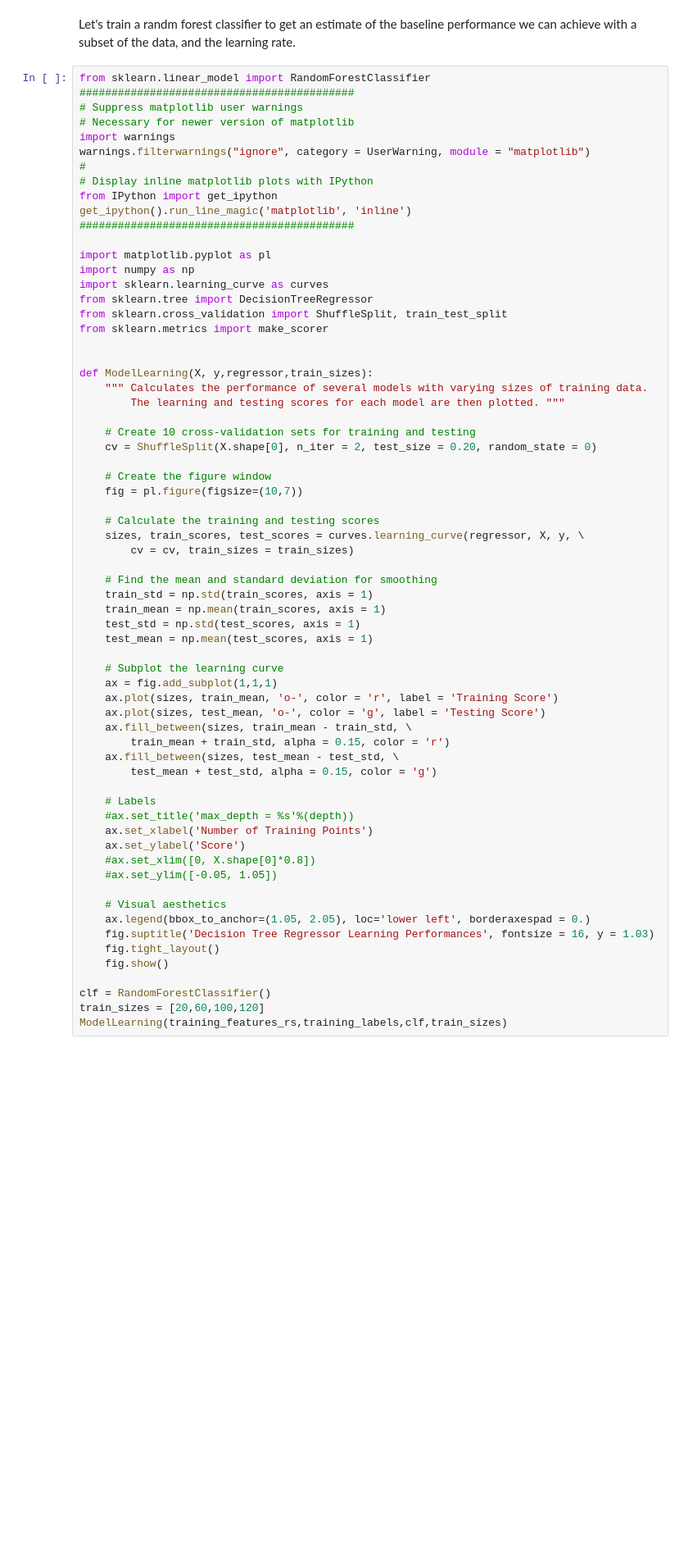
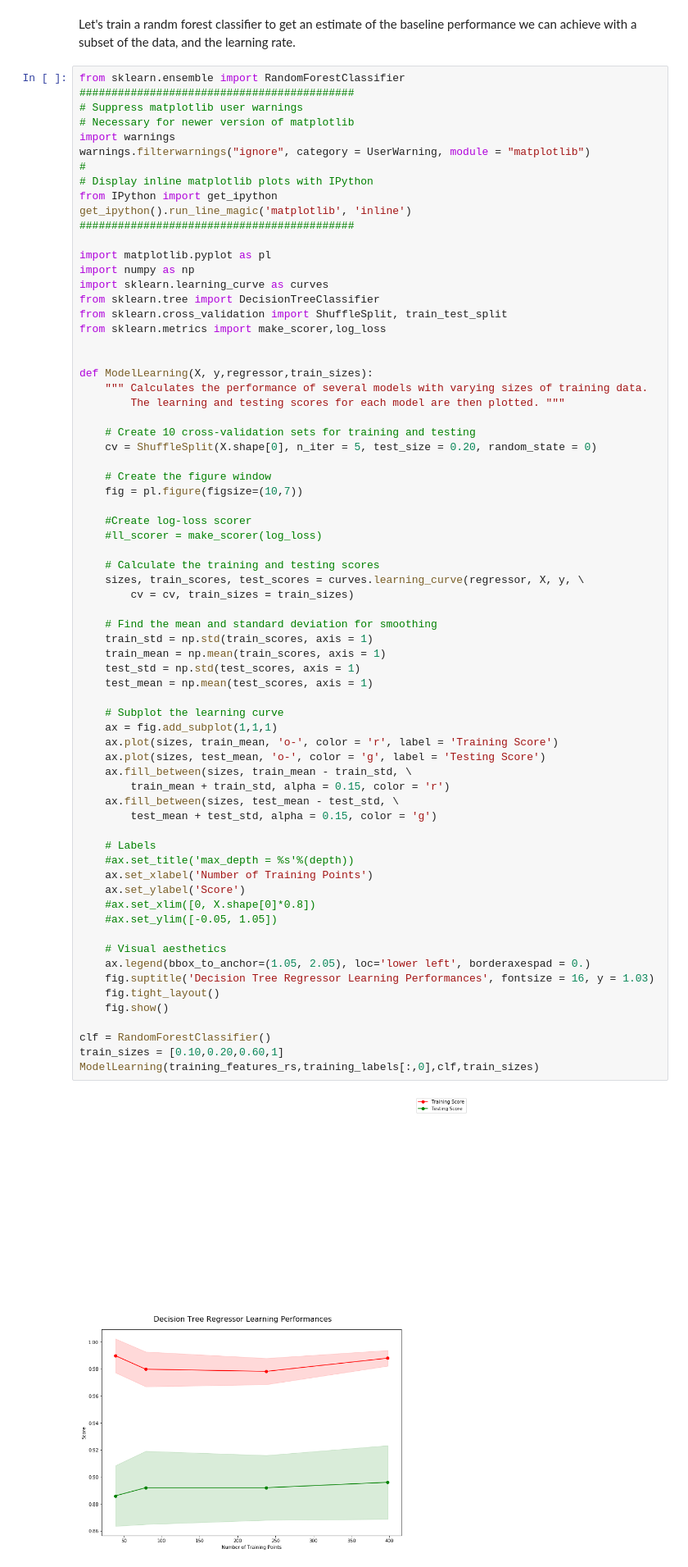
Before and after one commit to brayan07/machine-learning, a Jupyter notebook: projects/capstone/DHSThreatRecognition/DHS Data Preparation and Preprocessing.ipynb, the cells around one changed output. Shown at 82% size. Saved outputs shown, nothing was run; the diff lists cells and outputs as text; blank space fills up the shorter version.

```diff
--- a/projects/capstone/DHSThreatRecognition/DHS Data Preparation and Preprocessing.ipynb
+++ b/projects/capstone/DHSThreatRecognition/DHS Data Preparation and Preprocessing.ipynb
@@ -115,7 +157,7 @@ X_train,X_test,y_train,y_test = train_test_split(training_features_rs,training_l
 # %% [markdown]
 Let's train a randm forest classifier to get an estimate of the baseline performance we can achieve with a subset of the data, and the learning rate.
 # %%
-from sklearn.linear_model import RandomForestClassifier
+from sklearn.ensemble import RandomForestClassifier
 ###########################################
 # Suppress matplotlib user warnings
 # Necessary for newer version of matplotlib
@@ -130,9 +172,9 @@ get_ipython().run_line_magic('matplotlib', 'inline')
 import matplotlib.pyplot as pl
 import numpy as np
 import sklearn.learning_curve as curves
-from sklearn.tree import DecisionTreeRegressor
+from sklearn.tree import DecisionTreeClassifier
 from sklearn.cross_validation import ShuffleSplit, train_test_split
-from sklearn.metrics import make_scorer
+from sklearn.metrics import make_scorer,log_loss
 
 
 def ModelLearning(X, y,regressor,train_sizes):
@@ -140,10 +182,13 @@ def ModelLearning(X, y,regressor,train_sizes):
         The learning and testing scores for each model are then plotted. """
 
     # Create 10 cross-validation sets for training and testing
-    cv = ShuffleSplit(X.shape[0], n_iter = 2, test_size = 0.20, random_state = 0)
+    cv = ShuffleSplit(X.shape[0], n_iter = 5, test_size = 0.20, random_state = 0)
 
     # Create the figure window
     fig = pl.figure(figsize=(10,7))
+
+    #Create log-loss scorer
+    #ll_scorer = make_scorer(log_loss)
 
     # Calculate the training and testing scores
     sizes, train_scores, test_scores = curves.learning_curve(regressor, X, y, \
@@ -151,35 +196,37 @@ def ModelLearning(X, y,regressor,train_sizes):
 
     # Find the mean and standard deviation for smoothing
     train_std = np.std(train_scores, axis = 1)
     train_mean = np.mean(train_scores, axis = 1)
     test_std = np.std(test_scores, axis = 1)
     test_mean = np.mean(test_scores, axis = 1)
 
     # Subplot the learning curve
     ax = fig.add_subplot(1,1,1)
     ax.plot(sizes, train_mean, 'o-', color = 'r', label = 'Training Score')
     ax.plot(sizes, test_mean, 'o-', color = 'g', label = 'Testing Score')
     ax.fill_between(sizes, train_mean - train_std, \
         train_mean + train_std, alpha = 0.15, color = 'r')
     ax.fill_between(sizes, test_mean - test_std, \
         test_mean + test_std, alpha = 0.15, color = 'g')
 
     # Labels
     #ax.set_title('max_depth = %s'%(depth))
     ax.set_xlabel('Number of Training Points')
     ax.set_ylabel('Score')
     #ax.set_xlim([0, X.shape[0]*0.8])
     #ax.set_ylim([-0.05, 1.05])
 
     # Visual aesthetics
     ax.legend(bbox_to_anchor=(1.05, 2.05), loc='lower left', borderaxespad = 0.)
     fig.suptitle('Decision Tree Regressor Learning Performances', fontsize = 16, y = 1.03)
     fig.tight_layout()
     fig.show()
 
 clf = RandomForestClassifier()
-train_sizes = [20,60,100,120]
-ModelLearning(training_features_rs,training_labels,clf,train_sizes)
+train_sizes = [0.10,0.20,0.60,1]
+ModelLearning(training_features_rs,training_labels[:,0],clf,train_sizes)
+# %% [output]
+[figure, added]
 # %%
 from sklearn.ensemble import RandomForestClassifier
 
```
Also changed, not shown: parts of 9 cells of this notebook, 2 other files.
